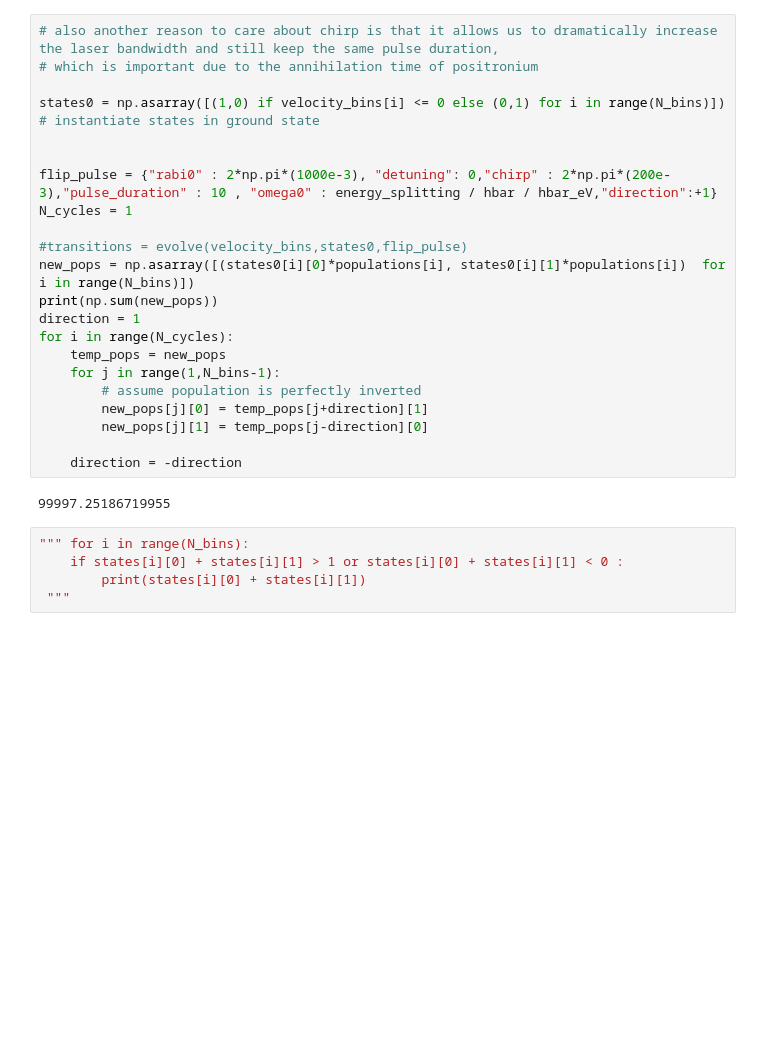
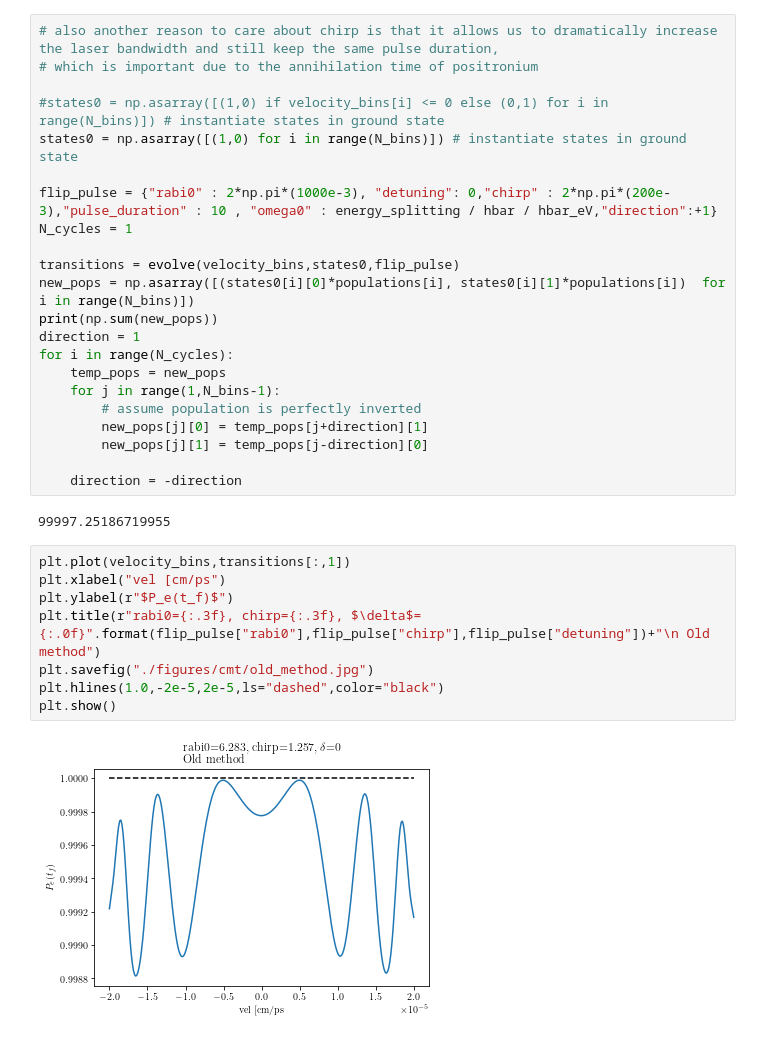
Before and after one commit to Yanaiski/master_thesis, a Jupyter notebook: 02_cmt_train.ipynb, the cells around one changed output. Saved outputs shown, nothing was run; the diff lists cells and outputs as text; blank space fills up the shorter version.

```diff
--- a/02_cmt_train.ipynb
+++ b/02_cmt_train.ipynb
@@ -106,13 +108,13 @@ def update_states(initial_states, transitions, momentum):
 # also another reason to care about chirp is that it allows us to dramatically increase the laser bandwidth and still keep the same pulse duration,
 # which is important due to the annihilation time of positronium
 
-states0 = np.asarray([(1,0) if velocity_bins[i] <= 0 else (0,1) for i in range(N_bins)]) # instantiate states in ground state
-
+#states0 = np.asarray([(1,0) if velocity_bins[i] <= 0 else (0,1) for i in range(N_bins)]) # instantiate states in ground state
+states0 = np.asarray([(1,0) for i in range(N_bins)]) # instantiate states in ground state
 
 flip_pulse = {"rabi0" : 2*np.pi*(1000e-3), "detuning": 0,"chirp" : 2*np.pi*(200e-3),"pulse_duration" : 10 , "omega0" : energy_splitting / hbar / hbar_eV,"direction":+1}
 N_cycles = 1
 
-#transitions = evolve(velocity_bins,states0,flip_pulse)
+transitions = evolve(velocity_bins,states0,flip_pulse)
 new_pops = np.asarray([(states0[i][0]*populations[i], states0[i][1]*populations[i])  for i in range(N_bins)])
 print(np.sum(new_pops))
 direction = 1
@@ -126,11 +128,16 @@ for i in range(N_cycles):
     direction = -direction
 # %% [output]
 99997.25186719955
-# %%
-""" for i in range(N_bins):
-    if states[i][0] + states[i][1] > 1 or states[i][0] + states[i][1] < 0 :
-        print(states[i][0] + states[i][1])
- """
+# %%
+plt.plot(velocity_bins,transitions[:,1])
+plt.xlabel("vel [cm/ps")
+plt.ylabel(r"$P_e(t_f)$")
+plt.title(r"rabi0={:.3f}, chirp={:.3f}, $\delta$={:.0f}".format(flip_pulse["rabi0"],flip_pulse["chirp"],flip_pulse["detuning"])+"\n Old method")
+plt.savefig("./figures/cmt/old_method.jpg")
+plt.hlines(1.0,-2e-5,2e-5,ls="dashed",color="black")
+plt.show()
+# %% [output]
+[figure, added]
 # %%
 total = np.sum(new_pops,axis=1)
 total0 = np.sum(np.asarray([(states0[i][0]*populations[i], states0[i][1]*populations[i])  for i in range(N_bins)]),axis=1)
```
Also changed, not shown: parts of 2 cells of this notebook, 2 other files.
